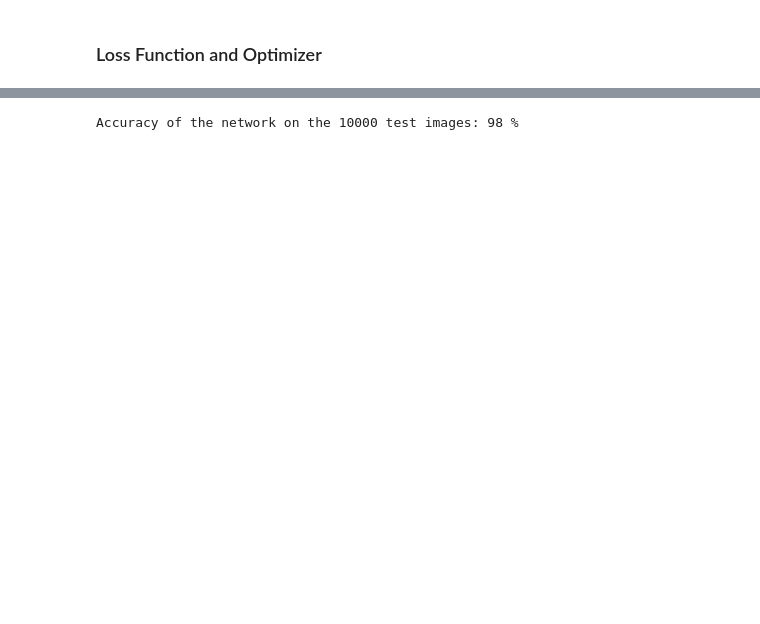
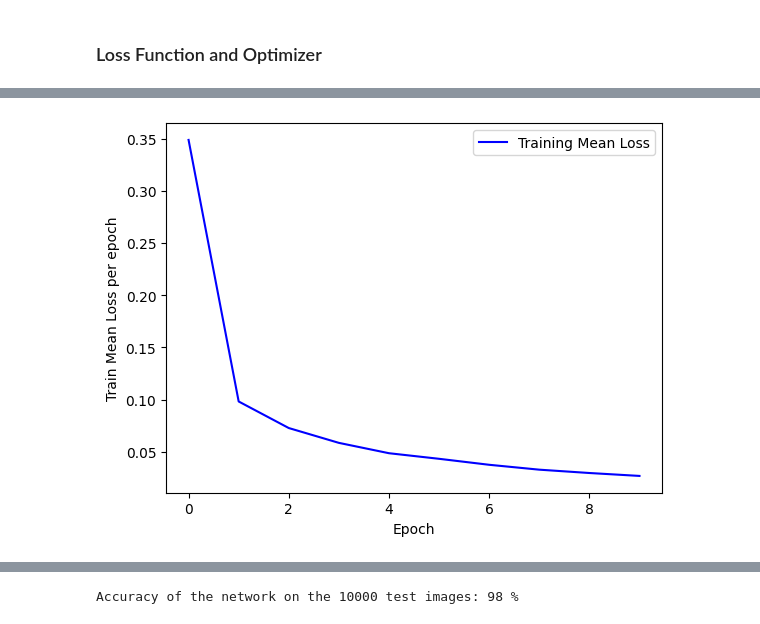
Before and after one commit to tkaintura/DeepLearning, a Jupyter notebook: CNNQuestion7,8.ipynb, the cells around one changed output, grey strips where cells are left out. Saved outputs shown, nothing was run; the diff lists cells and outputs as text; code cells hidden in the pictures; blank space fills up the shorter version.

```diff
--- a/CNNQuestion7,8.ipynb
+++ b/CNNQuestion7,8.ipynb
@@ -307,0 +318,17 @@ Epoch [5/5], Step [3000/3125], Loss: 0.0013
+# %%
+# Get training and test loss histories
+df = pd.DataFrame(list(zip(train_loss_list, train_acc_list, val_acc_list,train_mean_loss_list )),columns =['Train_Loss', 'Train_Accuracy', 'Val_Accuracy', 'Train_Mean_Loss'])
+training_mean_loss = df['Train_Mean_Loss']
+
+# Create count of the number of epochs
+epoch_count = num_epochs #(len(x_train)) #range(1, len(training_loss) + 1
+
+# Visualize loss history
+plt.plot(training_mean_loss, 'b')
+plt.legend(['Training Mean Loss'])
+plt.xlabel('Epoch')
+plt.ylabel('Train Mean Loss per epoch')
+plt.savefig("Training_Mean_Loss_Q7.png")
+plt.show();
+# %% [output]
+[figure, added]
```
Also changed, not shown: parts of 14 cells of this notebook.
